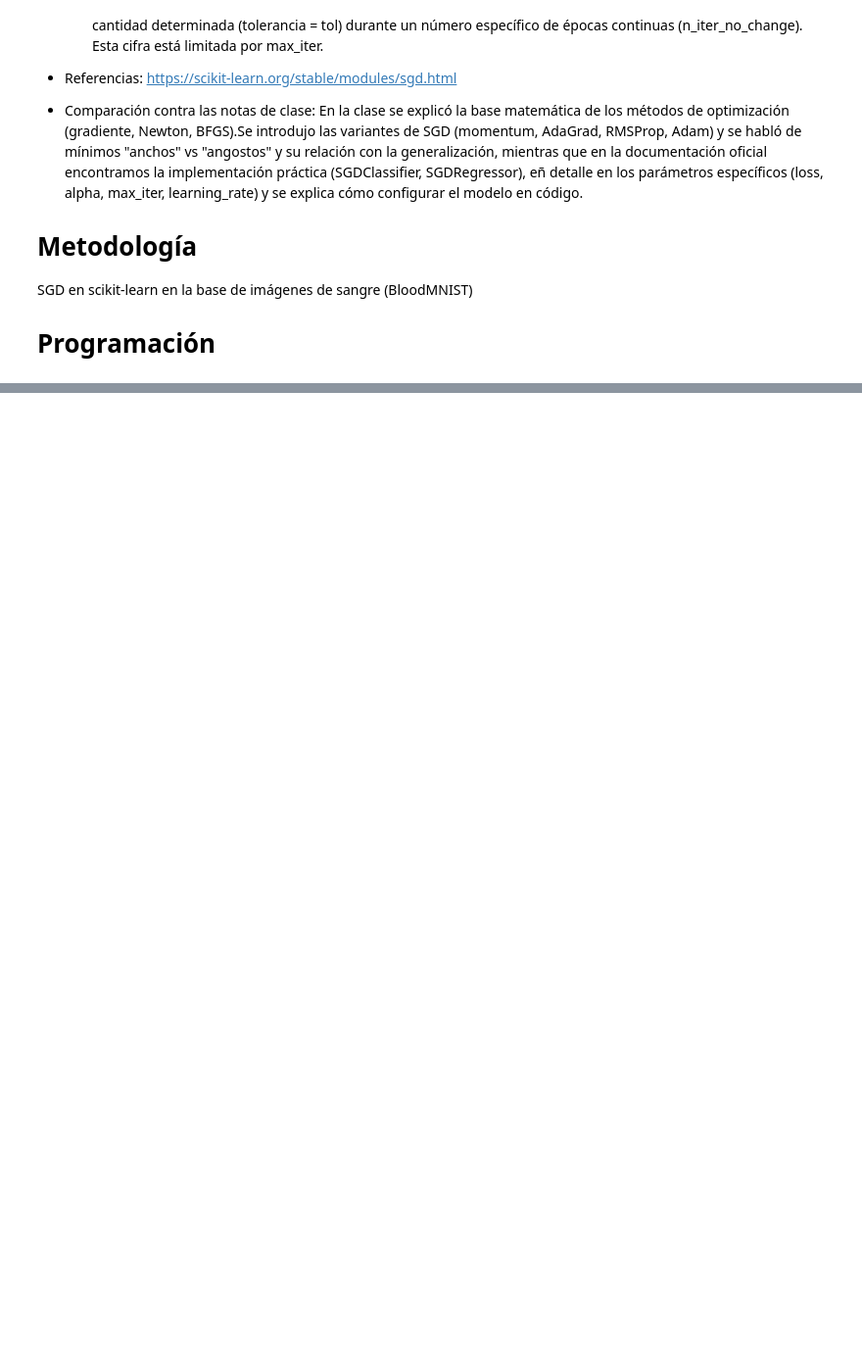
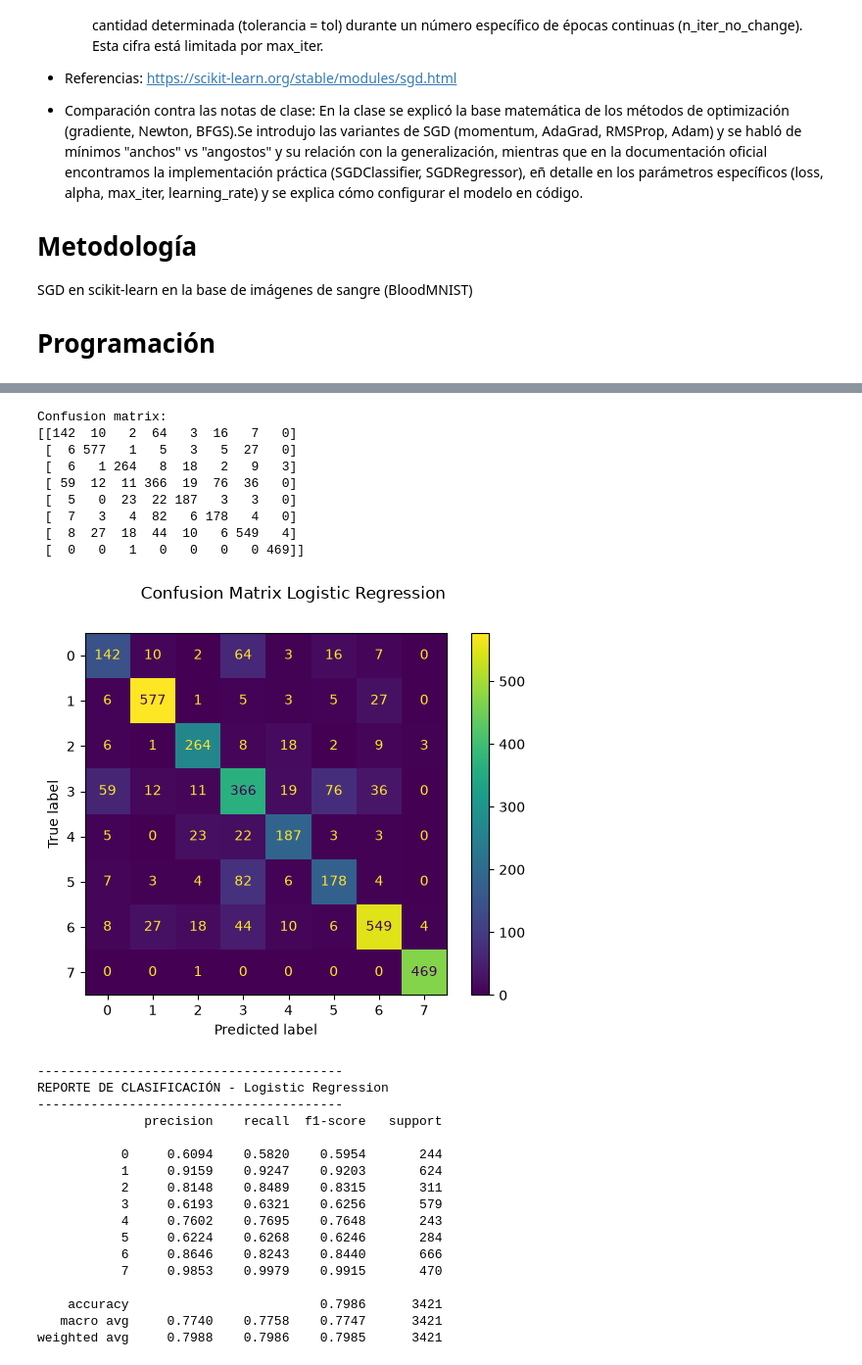
Before and after one commit to gapalfaro-cmyk/Proyecto-de-fin-de-modulo-7---Alfaro-Badillo-Cruz-Perez-Rupit, a Jupyter notebook: Programacion.ipynb, the cells around one changed output, grey strips where cells are left out. Shown at 98% size. Drawn from its saved outputs; the diff is of its cells as text; code cells hidden in the pictures; blank space fills up the shorter version.

```diff
--- a/Programacion.ipynb
+++ b/Programacion.ipynb
@@ -647,0 +627,40 @@ plt.show()
+# %%
+disp = metrics.ConfusionMatrixDisplay.from_predictions(y_test, preds_lr)
+disp.figure_.suptitle("Confusion Matrix Logistic Regression")
+print(f"Confusion matrix:\n{disp.confusion_matrix}")
+
+plt.show()
+
+
+print("\n" + "-"*40)
+print("REPORTE DE CLASIFICACIÓN - Logistic Regression")
+print("-"*40)
+print(classification_report(y_test, preds_lr, digits=4))
+# %% [output]
+Confusion matrix:
+[[142  10   2  64   3  16   7   0]
+ [  6 577   1   5   3   5  27   0]
+ [  6   1 264   8  18   2   9   3]
+ [ 59  12  11 366  19  76  36   0]
+ [  5   0  23  22 187   3   3   0]
+ [  7   3   4  82   6 178   4   0]
+ [  8  27  18  44  10   6 549   4]
+ [  0   0   1   0   0   0   0 469]]
+[figure, added]
+----------------------------------------
+REPORTE DE CLASIFICACIÓN - Logistic Regression
+----------------------------------------
+              precision    recall  f1-score   support
+
+           0     0.6094    0.5820    0.5954       244
+           1     0.9159    0.9247    0.9203       624
+           2     0.8148    0.8489    0.8315       311
+           3     0.6193    0.6321    0.6256       579
+           4     0.7602    0.7695    0.7648       243
+           5     0.6224    0.6268    0.6246       284
+           6     0.8646    0.8243    0.8440       666
+           7     0.9853    0.9979    0.9915       470
+
+    accuracy                         0.7986      3421
+   macro avg     0.7740    0.7758    0.7747      3421
+weighted avg     0.7988    0.7986    0.7985      3421
```
Also changed, not shown: parts of 19 cells of this notebook, 1 other file.
